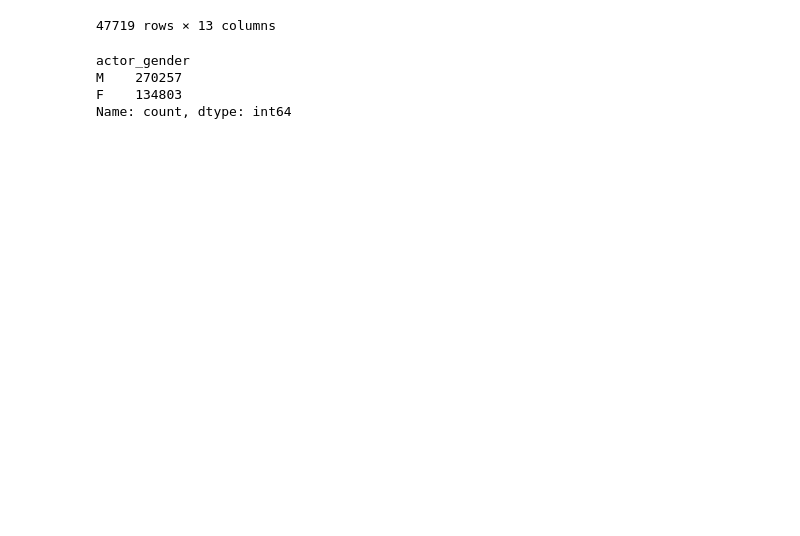
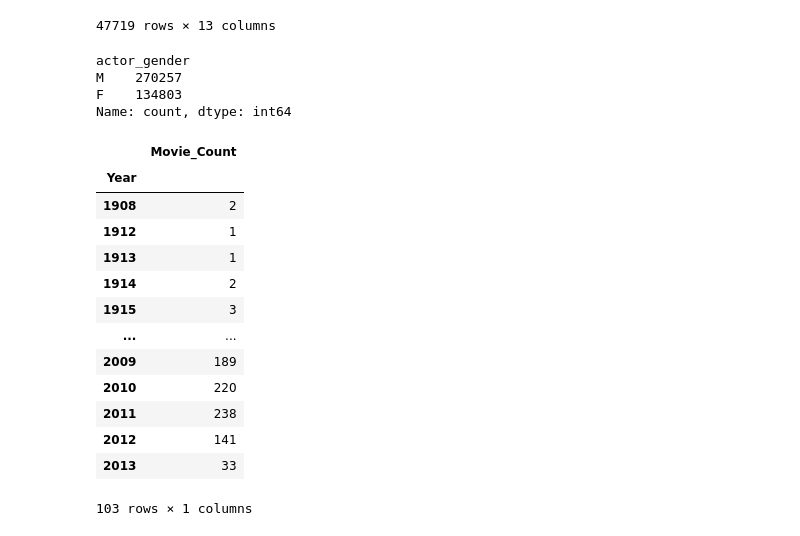
Before and after one commit to valeskaaa/Group_04, a Jupyter notebook: prototyping/MovieClassNotebook.ipynb, the cells around one changed output. Cells and saved outputs as stored; diff of their text form; code cells hidden in the pictures; blank space fills up the shorter version.

Commit message:
new releases method and streamlit app page

```diff
--- a/prototyping/MovieClassNotebook.ipynb
+++ b/prototyping/MovieClassNotebook.ipynb
@@ -269,6 +269,41 @@ class MovieDataset(BaseModel):
             plt.show()
 
         return df
+
+    def releases(self, genre: Optional[str] = None) -> pd.DataFrame:
+        """
+        Creates a DataFrame showing the number of movies released per year.
+
+        Args:
+            genre (Optional[str]): If provided, filters the data to include only movies of the given genre.
+
+        Returns:
+            pd.DataFrame: A DataFrame with columns ["Year", "Movie_Count"] showing the number of movies released each year.
+        """
+        if not hasattr(self, "movie_metadata") or self.movie_metadata is None:
+            raise Exception("Movie metadata is not loaded.")
+
+        if "release_date" not in self.movie_metadata.columns or "genres" not in self.movie_metadata.columns:
+            raise Exception("Required columns (release_date, genres) are missing from the dataset.")
+
+        # Convert release_date to datetime and extract the year
+        self.movie_metadata["release_date"] = pd.to_datetime(self.movie_metadata["release_date"], errors="coerce")
+        self.movie_metadata["Year"] = self.movie_metadata["release_date"].dt.year
+
+        # Drop rows with missing years
+        df = self.movie_metadata.dropna(subset=["Year"]).copy()
+
+        # Filter by genre if specified
+        if genre:
+            df = df[df["genres"].apply(lambda x: genre in eval(x).values() if pd.notna(x) else False)]
+
+        # Count movies per year
+        releases_per_year = df["Year"].value_counts().sort_index().to_frame(name="Movie_Count").astype(int)
+        releases_per_year.index = releases_per_year.index.astype(int)
+        releases_per_year.index.name = "Year"
+
+
+        return releases_per_year
 # %%
 import pytest
 
@@ -403,3 +438,20 @@ actor_gender
 M    270257
 F    134803
 Name: count, dtype: int64
+# %%
+test_data.releases()
+# %% [output]
+|  | Movie_Count |
+| Year |  |
+| 1908 | 2 |
+| 1912 | 1 |
+| 1913 | 1 |
+| 1914 | 2 |
+| 1915 | 3 |
+| ... | ... |
+| 2009 | 189 |
+| 2010 | 220 |
+| 2011 | 238 |
+| 2012 | 141 |
+| 2013 | 33 |
+103 rows × 1 columns
```
Also changed, not shown: 6 other files.
